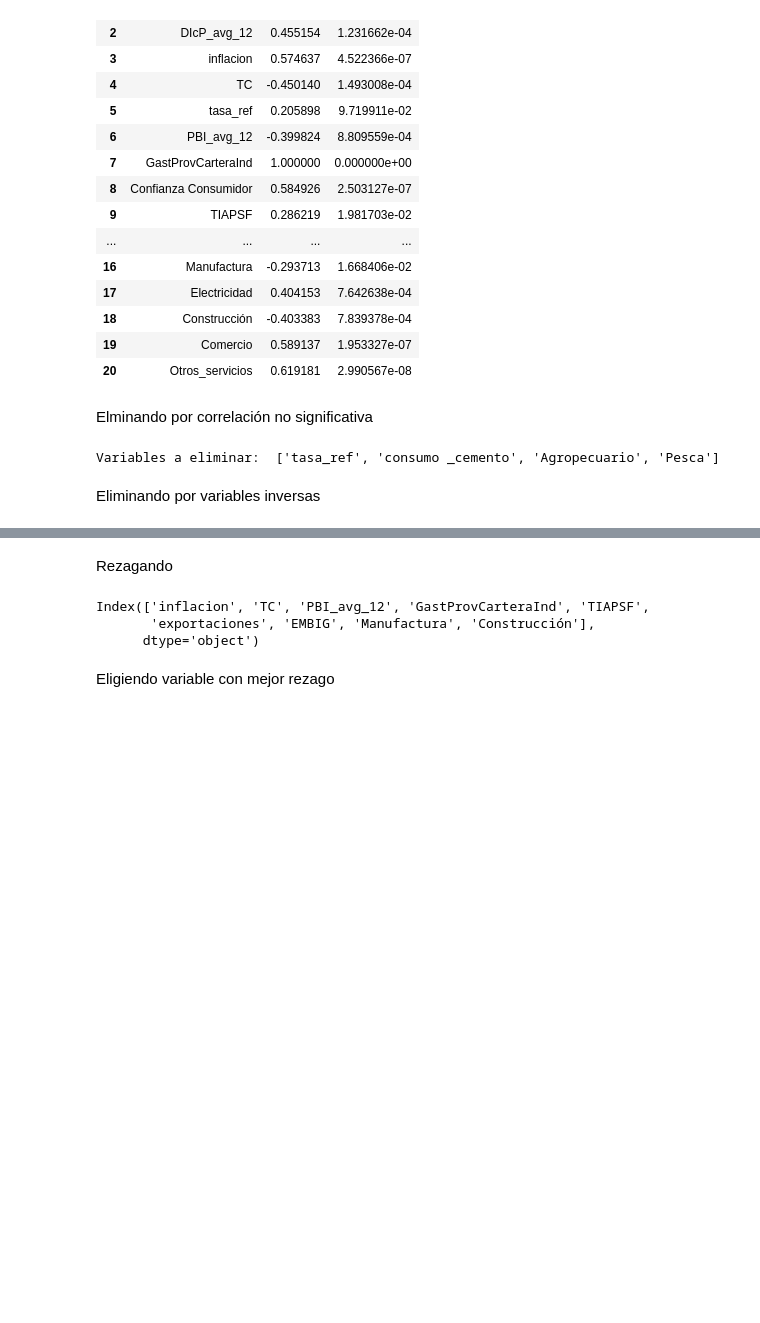
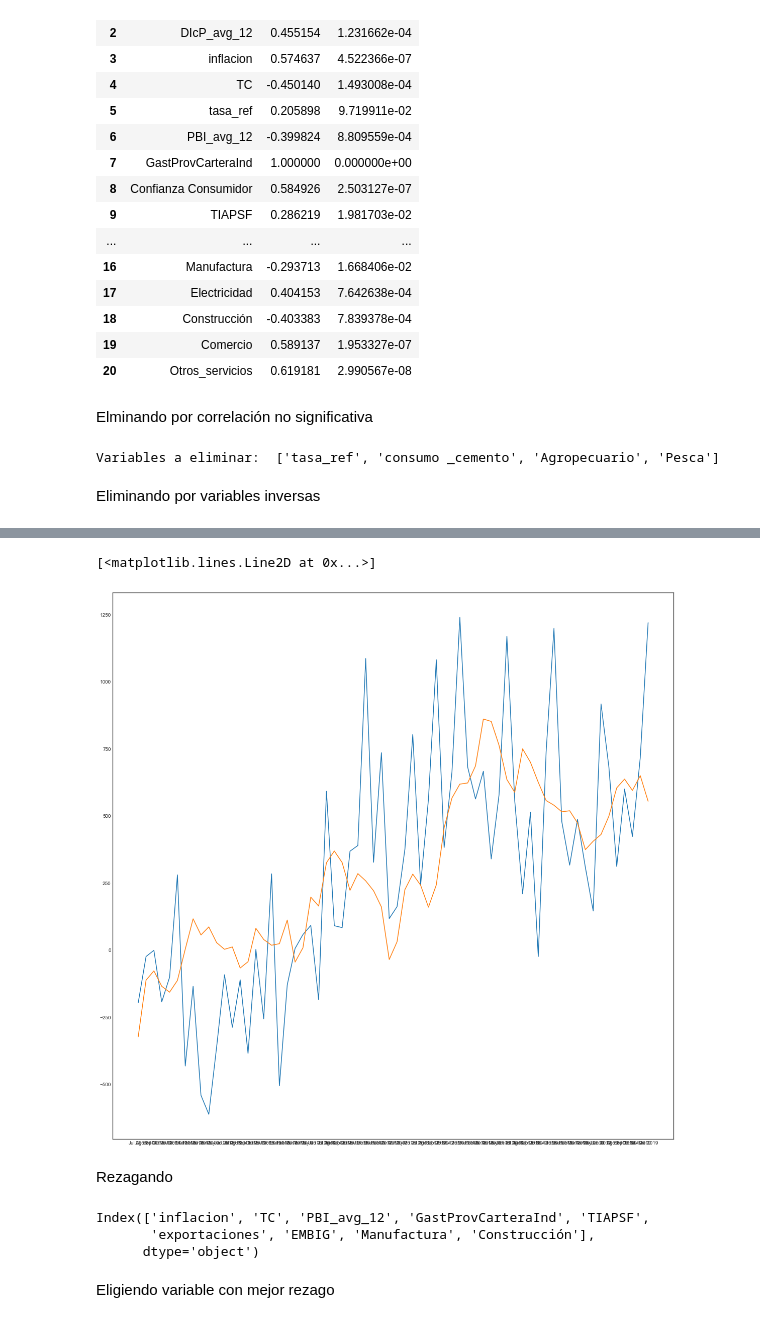
Before and after one commit to NigthDragon5000/Credit-Risk-Modeling, a Jupyter notebook: Series de Tiempo - modelo PBI.ipynb, the cells around one changed output, grey strips where cells are left out. Saved outputs shown, nothing was run; the diff lists cells and outputs as text; code cells hidden in the pictures; blank space fills up the shorter version.

```diff
--- a/Series de Tiempo - modelo PBI.ipynb
+++ b/Series de Tiempo - modelo PBI.ipynb
@@ -112,3 +143,10 @@ ind.drop(a_eliminar,axis=1,inplace=True)
+# %%
+prueba['exportaciones_proye']=res.predict()
+plt.plot(prueba['exportaciones'])
+plt.plot(prueba['exportaciones_proye'])
+# %% [output]
+[<matplotlib.lines.Line2D at 0x...>]
+[figure, added]
 # %% [markdown]
 Rezagando
 # %%
```
Also changed, not shown: parts of 11 cells of this notebook.
